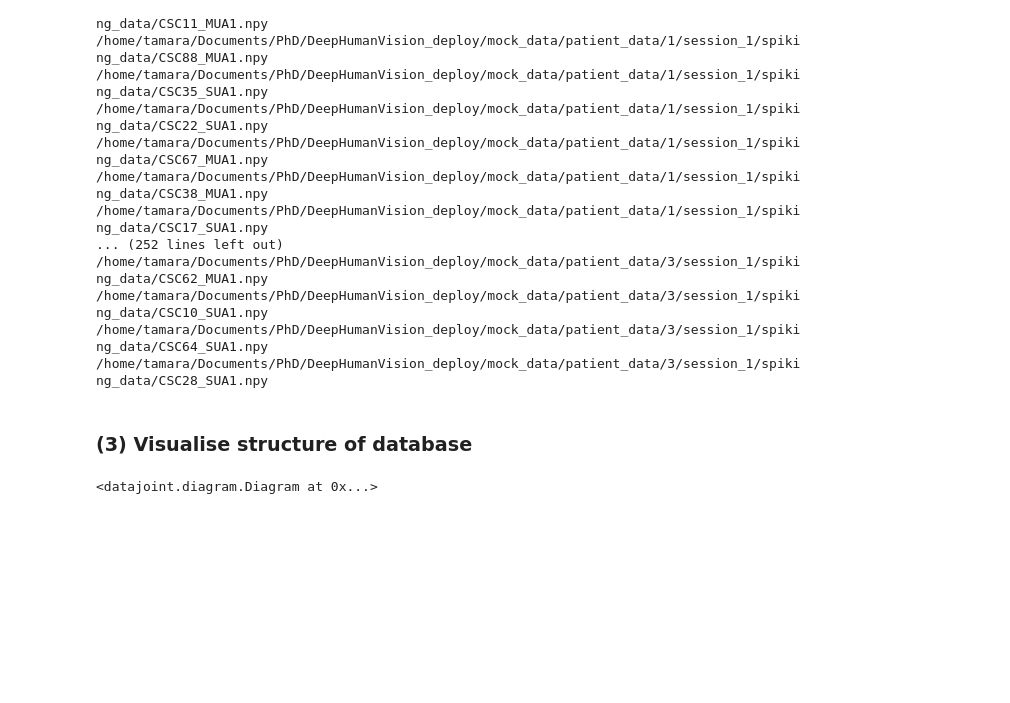
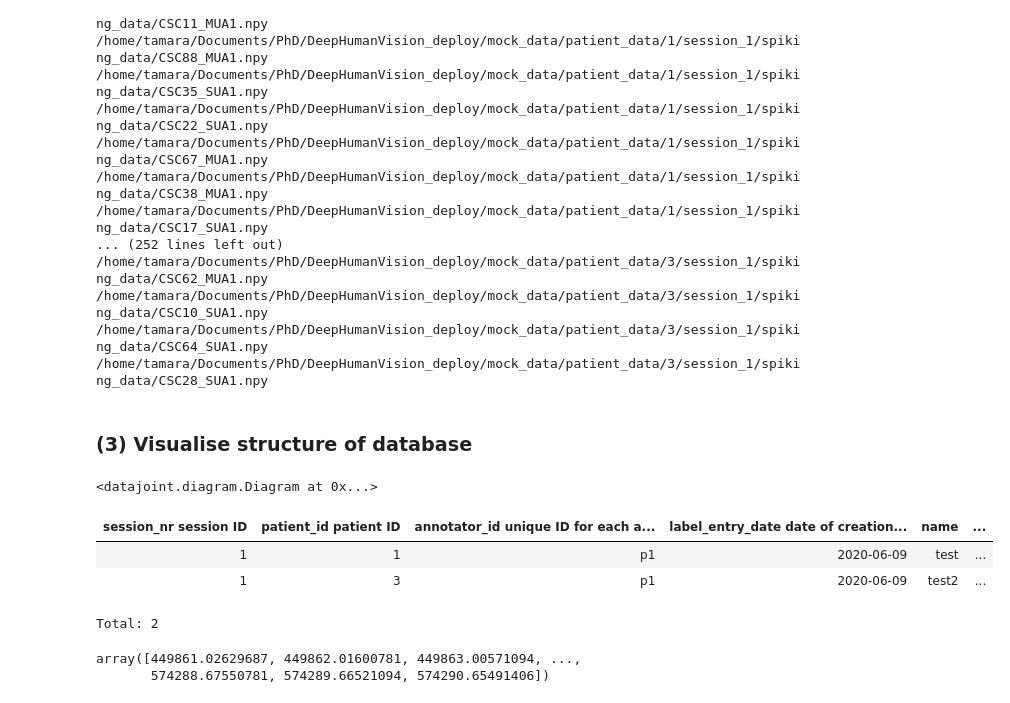
Before and after one commit to mackelab/epiphyte, a Jupyter notebook: database/database_set_up.ipynb, the cells around one changed output. Drawn from its saved outputs; the diff is of its cells as text; code cells hidden in the pictures; blank space fills up the shorter version.

```diff
--- a/database/database_set_up.ipynb
+++ b/database/database_set_up.ipynb
@@ -56,3 +56,10 @@ erd = dj.ERD(dhv_schema)
 erd
 # %% [output]
 <datajoint.diagram.Diagram at 0x...>
+# %%
+ManualAnnotation()
+# %% [output]
+| session_nr session ID | patient_id patient ID | annotator_id unique ID for each a... | label_entry_date date of creation... | name | ... |
+| 1 | 1 | p1 | 2020-06-09 | test | ... |
+| 1 | 3 | p1 | 2020-06-09 | test2 | ... |
+Total: 2
@@ -58,0 +68,5 @@ erd
+# %%
+neural_rec_time
+# %% [output]
+array([449861.02629687, 449862.01600781, 449863.00571094, ...,
+       574288.67550781, 574289.66521094, 574290.65491406])
```
Also changed, not shown: parts of 1 cell of this notebook, 2 other files.
